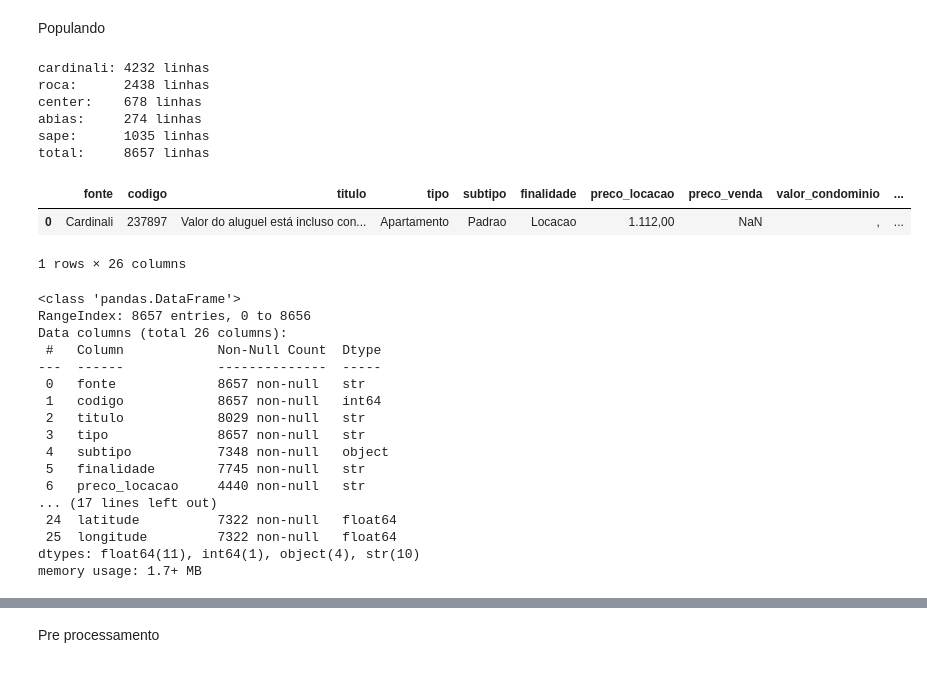
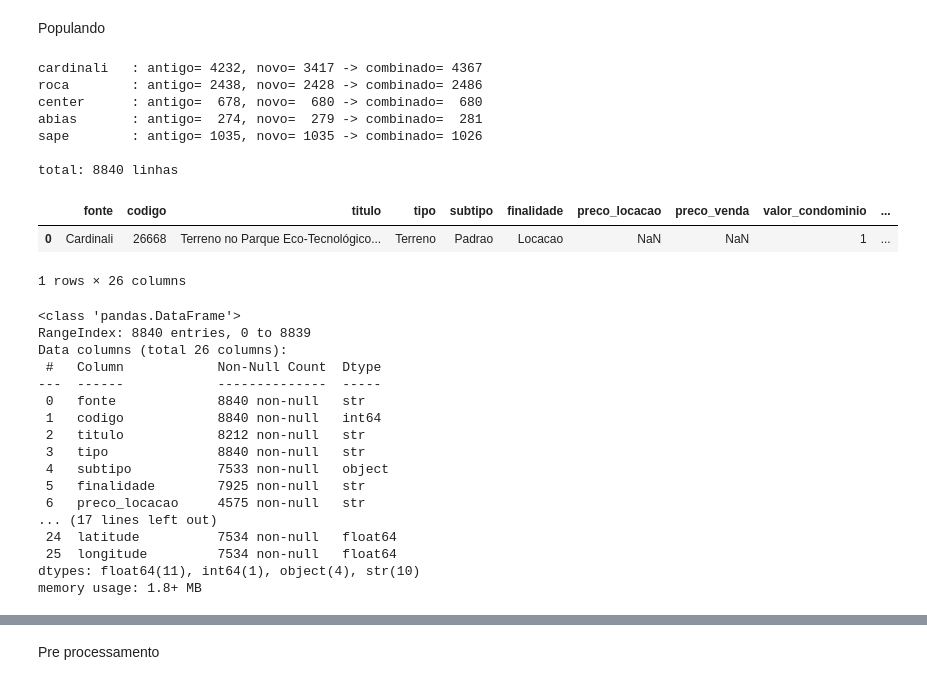
Before and after one commit to decker12w/am, a Jupyter notebook: pre_processing/notebook.ipynb, the cells around one changed output, grey strips where cells are left out. Drawn from its saved outputs; the diff is of its cells as text; code cells hidden in the pictures.

```diff
--- a/pre_processing/notebook.ipynb
+++ b/pre_processing/notebook.ipynb
@@ -18,52 +18,62 @@ import optuna
 optuna.logging.set_verbosity(optuna.logging.WARNING)
 # %%
 OUTPUT_DIR = Path('../data')
+OUTPUT_DIR_ANT = Path('../data/antigo')
 
-cardinali = pd.read_csv(OUTPUT_DIR / 'cardinali.csv')
-roca = pd.read_csv(OUTPUT_DIR / 'roca.csv')
-center = pd.read_csv(OUTPUT_DIR / 'center.csv')
-abias = pd.read_csv(OUTPUT_DIR / 'abias.csv')
-sape = pd.read_csv(OUTPUT_DIR / 'sape.csv')
+fontes = ['cardinali', 'roca', 'center', 'abias', 'sape']
 
-df = pd.concat([cardinali, roca, center, abias, sape], ignore_index=True)
+dfs = []
+for f in fontes:
+    ant = pd.read_csv(OUTPUT_DIR_ANT / f'{f}.csv')
+    novo = pd.read_csv(OUTPUT_DIR / f'{f}.csv')
 
-print(f'cardinali: {len(cardinali)} linhas')
-print(f'roca:      {len(roca)} linhas')
-print(f'center:    {len(center)} linhas')
-print(f'abias:     {len(abias)} linhas')
-print(f'sape:      {len(sape)} linhas')
-print(f'total:     {len(df)} linhas')
+    # Combina antigo + novo, priorizando o novo (fica por último)
+    combinado = pd.concat([ant, novo], ignore_index=True)
+
+    # Conta campos preenchidos por linha para critério de desempate
+    combinado['_preenchidos'] = combinado.notna().sum(axis=1)
+
+    # Dedup por codigo: mantém a linha com mais campos preenchidos
+    combinado = combinado.sort_values('_preenchidos').drop_duplicates(subset=['codigo'], keep='last')
+    combinado = combinado.drop(columns=['_preenchidos'])
+
+    print(f'{f:12s}: antigo={len(ant):5d}, novo={len(novo):5d} -> combinado={len(combinado):5d}')
+    dfs.append(combinado)
+
+df = pd.concat(dfs, ignore_index=True)
+print(f'\ntotal: {len(df)} linhas')
 df.head(1)
 # %% [output]
-cardinali: 4232 linhas
-roca:      2438 linhas
-center:    678 linhas
-abias:     274 linhas
-sape:      1035 linhas
-total:     8657 linhas
+cardinali   : antigo= 4232, novo= 3417 -> combinado= 4367
+roca        : antigo= 2438, novo= 2428 -> combinado= 2486
+center      : antigo=  678, novo=  680 -> combinado=  680
+abias       : antigo=  274, novo=  279 -> combinado=  281
+sape        : antigo= 1035, novo= 1035 -> combinado= 1026
+
+total: 8840 linhas
 |  | fonte | codigo | titulo | tipo | subtipo | finalidade | preco_locacao | preco_venda | valor_condominio | ... |
-| 0 | Cardinali | 237897 | Valor do aluguel está incluso con... | Apartamento | Padrao | Locacao | 1.112,00 | NaN | , | ... |
+| 0 | Cardinali | 26668 | Terreno no Parque Eco-Tecnológico... | Terreno | Padrao | Locacao | NaN | NaN | 1 | ... |
 1 rows × 26 columns
 # %%
 df.info()
 # %% [output]
 <class 'pandas.DataFrame'>
-RangeIndex: 8657 entries, 0 to 8656
+RangeIndex: 8840 entries, 0 to 8839
 Data columns (total 26 columns):
  #   Column            Non-Null Count  Dtype
 ---  ------            --------------  -----
- 0   fonte             8657 non-null   str
- 1   codigo            8657 non-null   int64
- 2   titulo            8029 non-null   str
- 3   tipo              8657 non-null   str
- 4   subtipo           7348 non-null   object
- 5   finalidade        7745 non-null   str
- 6   preco_locacao     4440 non-null   str
+ 0   fonte             8840 non-null   str
+ 1   codigo            8840 non-null   int64
+ 2   titulo            8212 non-null   str
+ 3   tipo              8840 non-null   str
+ 4   subtipo           7533 non-null   object
+ 5   finalidade        7925 non-null   str
+ 6   preco_locacao     4575 non-null   str
 ... (17 lines left out)
- 24  latitude          7322 non-null   float64
- 25  longitude         7322 non-null   float64
+ 24  latitude          7534 non-null   float64
+ 25  longitude         7534 non-null   float64
 dtypes: float64(11), int64(1), object(4), str(10)
-memory usage: 1.7+ MB
+memory usage: 1.8+ MB
 # %%
 df.describe()
 # %% [output]
```
Also changed, not shown: parts of 17 cells of this notebook, 42 other files.
